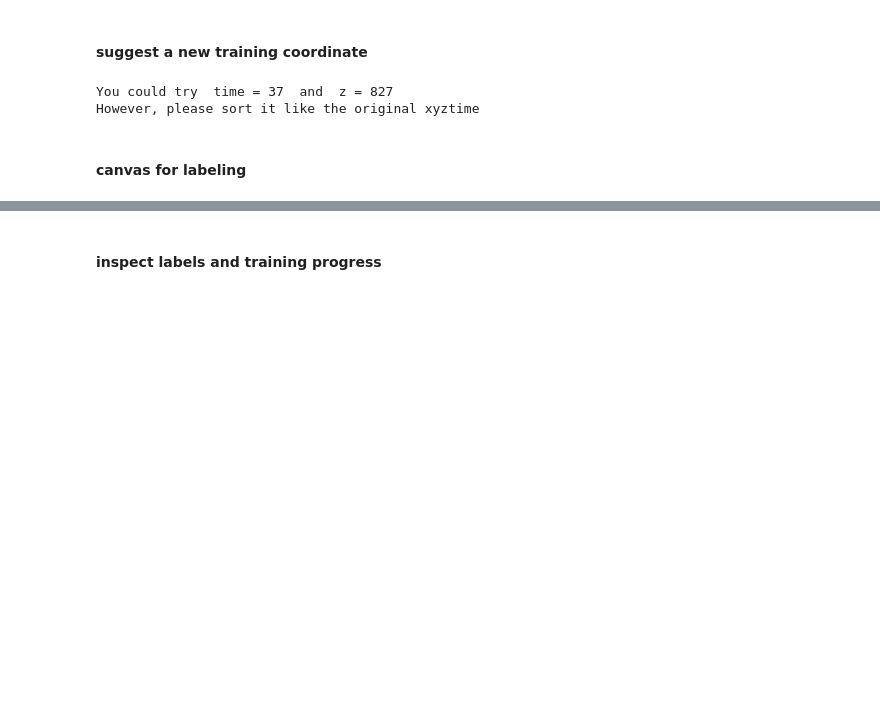
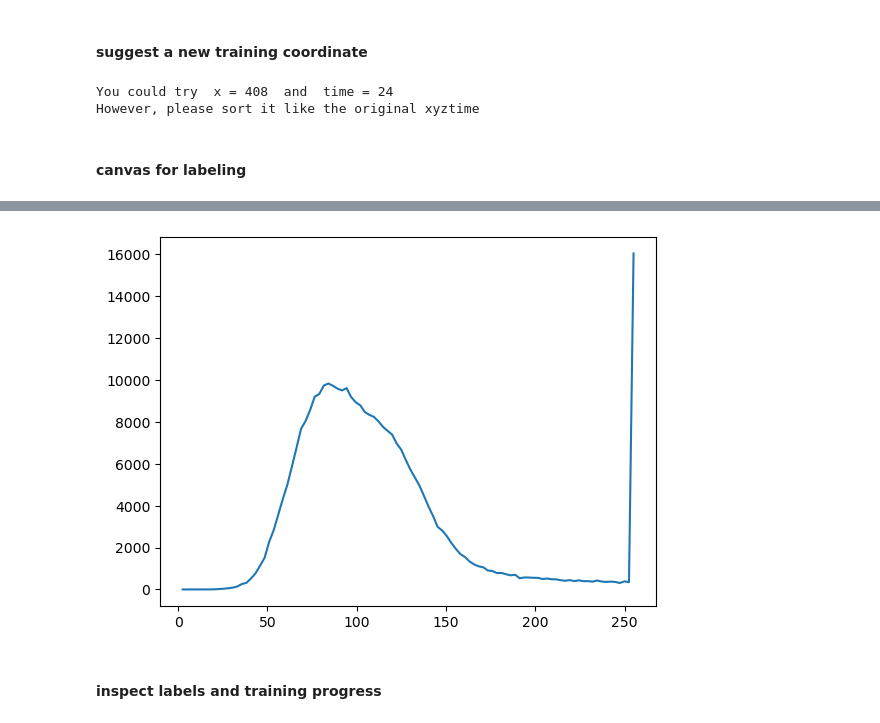
Before and after one commit to Pescatore23/co2ely-tomcat, a Jupyter notebook: data_analysis/04b_ML_membrane_segmentation.ipynb, the cells around one changed output, grey strips where cells are left out. Drawn from its saved outputs; the diff is of its cells as text; code cells hidden in the pictures; blank space fills up the shorter version.

```diff
--- a/data_analysis/04b_ML_membrane_segmentation.ipynb
+++ b/data_analysis/04b_ML_membrane_segmentation.ipynb
@@ -47,7 +47,8 @@ if host == 'mpc2959.psi.ch':
     gitpath = '/mpc/homes/fische_r/lib/co2ely-tomcat'
     toppath = '/mpc/homes/fische_r/NAS/DASCOELY'
     toppathSSD = '/mnt/SSD/fische_r/COELY'
-    temppath = '/mnt/SSD/fische_r/tmp/joblib_tmp'
+    temppath = '/mnt/SSD/fische_r/tmp'
+    temppath_2 = '/mpc/homes/fische_r/NAS/tmp'
     training_path = '/mpc/homes/fische_r/NAS/DASCOELY/processing/04_membrane_ML/'
 else:
     print('currently only host mpc2959.psi.ch supported')
@@ -232,13 +248,13 @@ os.listdir(os.path.join(training_path, 'label_images'))
 # %%
 TS.suggest_training_set()
 # %% [output]
-You could try  time = 37  and  z = 827
+You could try  x = 408  and  time = 24
 However, please sort it like the original xyztime
 # %%
-c1 = 'z'
-p1 = 827
+c1 = 'x'
+p1 = 315
 c2 = 'time'
-p2 = 45
+p2 = 50
 # %%
 TS.load_training_set(c1, p1, c2, p2)
 im8 = TS.current_im8
@@ -288,8 +304,10 @@ HBox((Mcanvas,picker))
 # %% [output]
 [interactive output not drawn]
 # %%
-# tfs.plot_im_histogram(im8)
-# im8 = tfs.adjust_image_contrast(TS.current_im8, 40,70)
+tfs.plot_im_histogram(im8)
+# im8 = tfs.adjust_image_contrast(TS.current_im8, 0,100)
+# %% [output]
+[figure, added]
 # %% [markdown]
 #### inspect labels and training progress
 # %%
```
Also changed, not shown: parts of 23 cells of this notebook.
